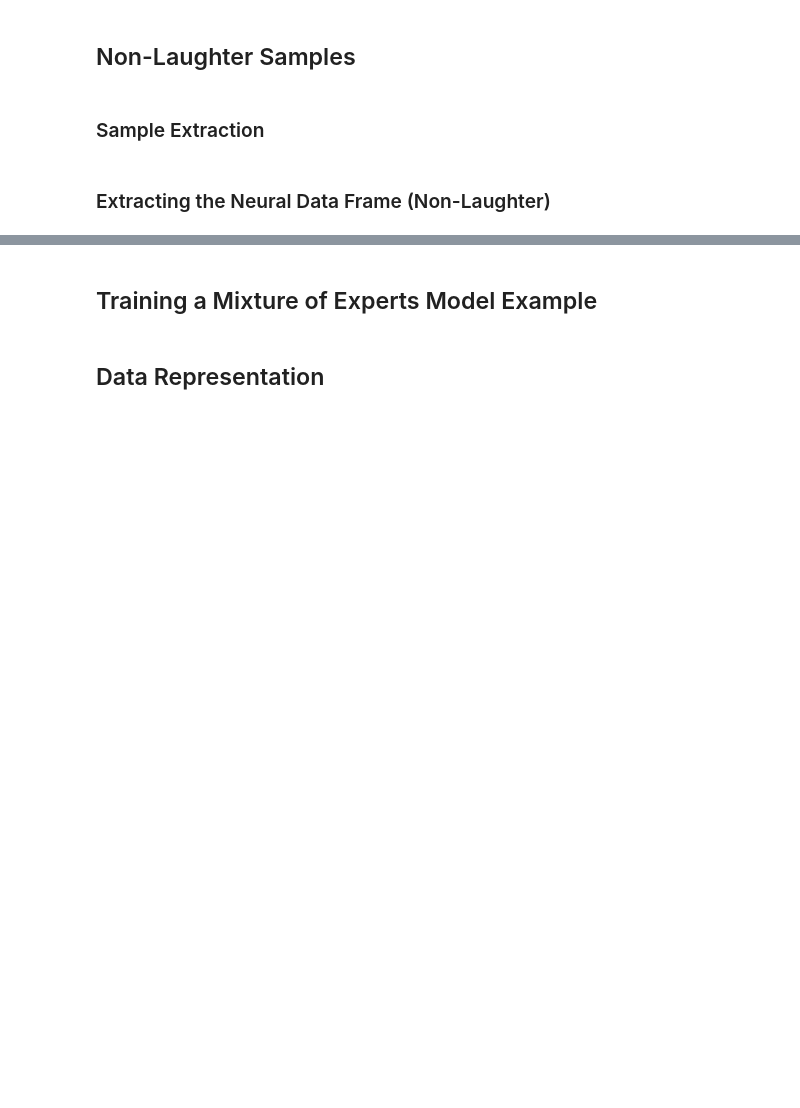
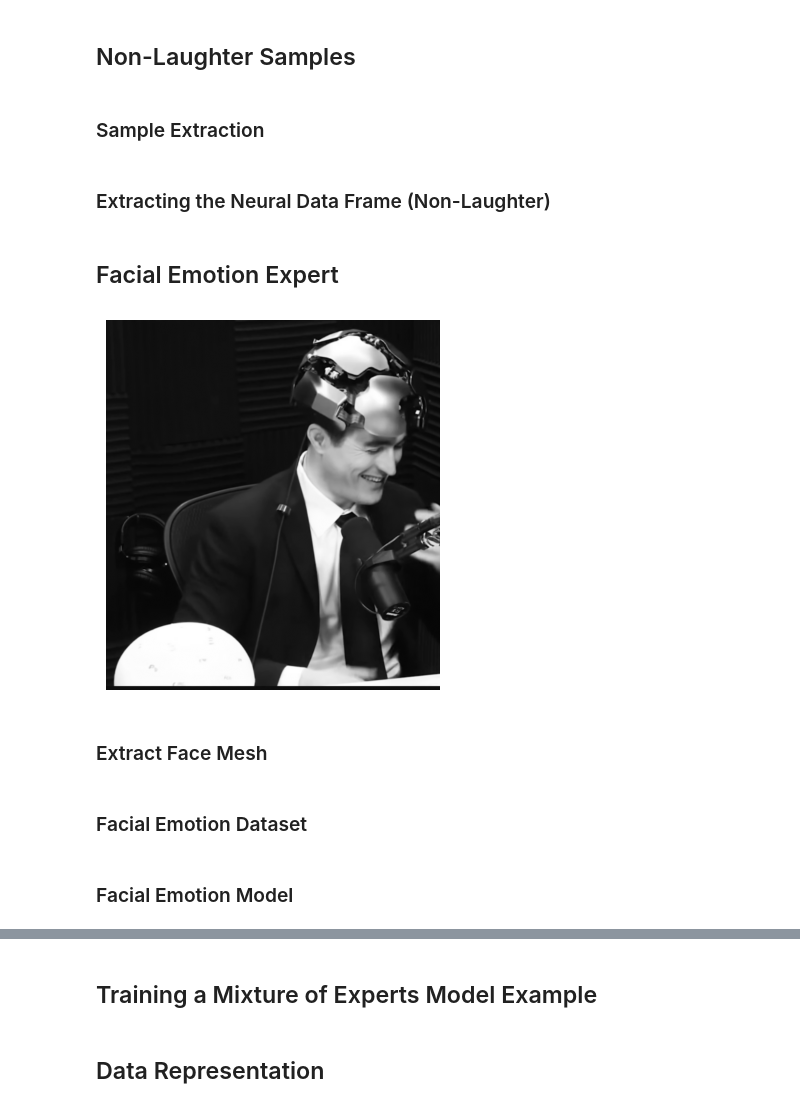
Before and after one commit to efwoods/kernel-brain-data, a Jupyter notebook: notebooks/lex-only-training-data.ipynb, the cells around one changed output, grey strips where cells are left out. Drawn from its saved outputs; the diff is of its cells as text; code cells hidden in the pictures; blank space fills up the shorter version.

```diff
--- a/notebooks/lex-only-training-data.ipynb
+++ b/notebooks/lex-only-training-data.ipynb
@@ -244,3 +247,16 @@ for frame in tqdm(range(len(non_laughter_all_frames)), desc="Extracting Lex Only
     lex_brain_non_laughter.append(non_laughter_all_frames[frame][lex_brain_regions["lex_brain_y_t"]:lex_brain_regions["lex_brain_y_b"], lex_brain_regions["lex_brain_x_l"]:lex_brain_regions["lex_brain_x_r"], :])
 lex_brain_non_laughter_np = np.array(lex_brain_non_laughter)
 np.save('../data/non-laughter/lex_brain_non_laughter.npy', lex_brain_non_laughter_np)
+# %% [markdown]
+## Facial Emotion Expert
+# %%
+lex_human_laughter_only_gray_np_img = cv2.cvtColor(lex_human_laughter_only_np[0], cv2.COLOR_BGR2GRAY)
+plt.imshow(lex_human_laughter_only_gray_np_img, cmap="gray")
+lex_human_laughter_only_gray_np_img.shape
+plt.axis('off')
+plt.show()
+# plt.imshow(lex_human_laughter_only_gray_np[0])
+# %% [output]
+[figure, added]
+# %% [markdown]
+### Extract Face Mesh
@@ -246,0 +290,2 @@ np.save('../data/non-laughter/lex_brain_non_laughter.npy', lex_brain_non_laughte
+# %% [markdown]
+### Facial Emotion Dataset
@@ -246,0 +317,2 @@ np.save('../data/non-laughter/lex_brain_non_laughter.npy', lex_brain_non_laughte
+# %% [markdown]
+### Facial Emotion Model
```
Also changed, not shown: parts of 30 cells of this notebook, 1 other file.
